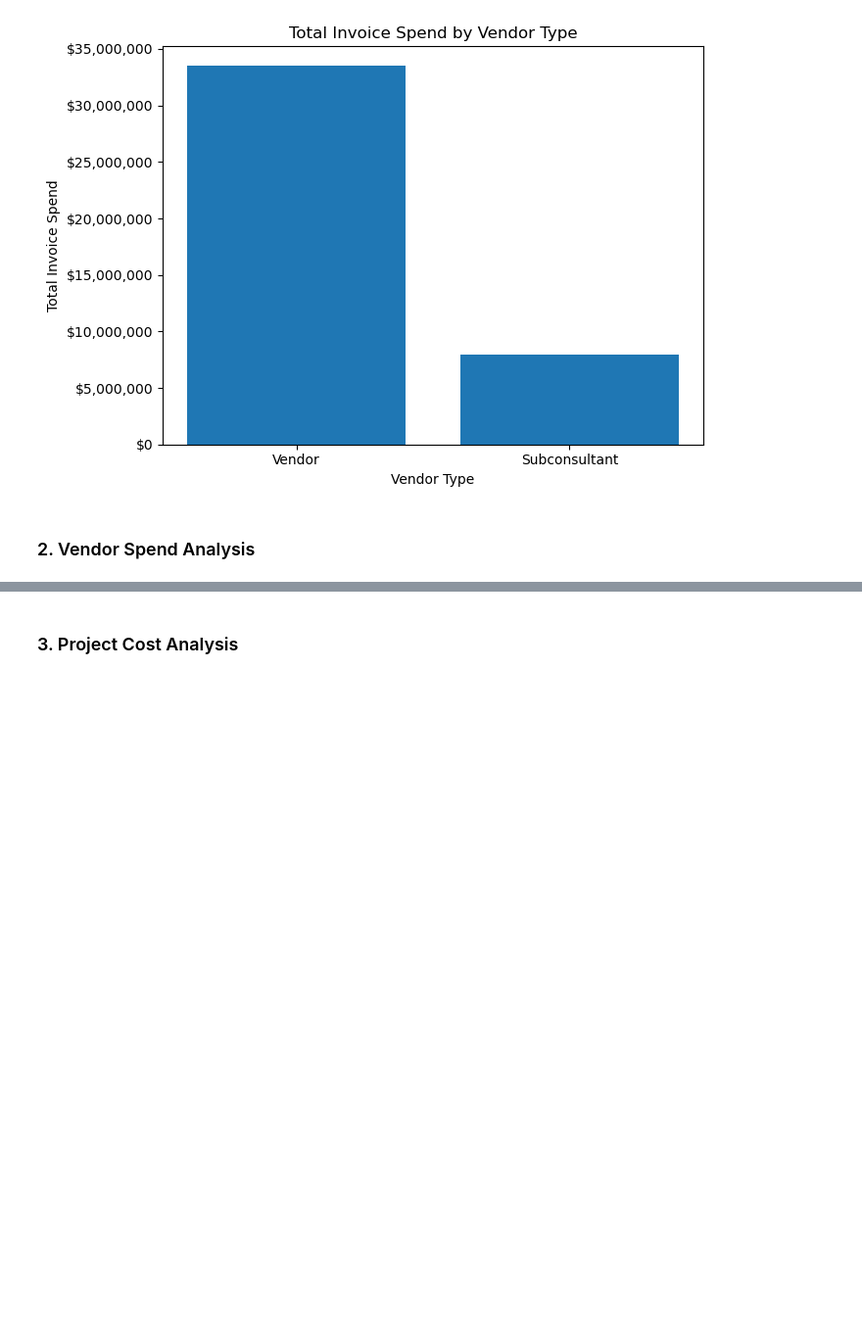
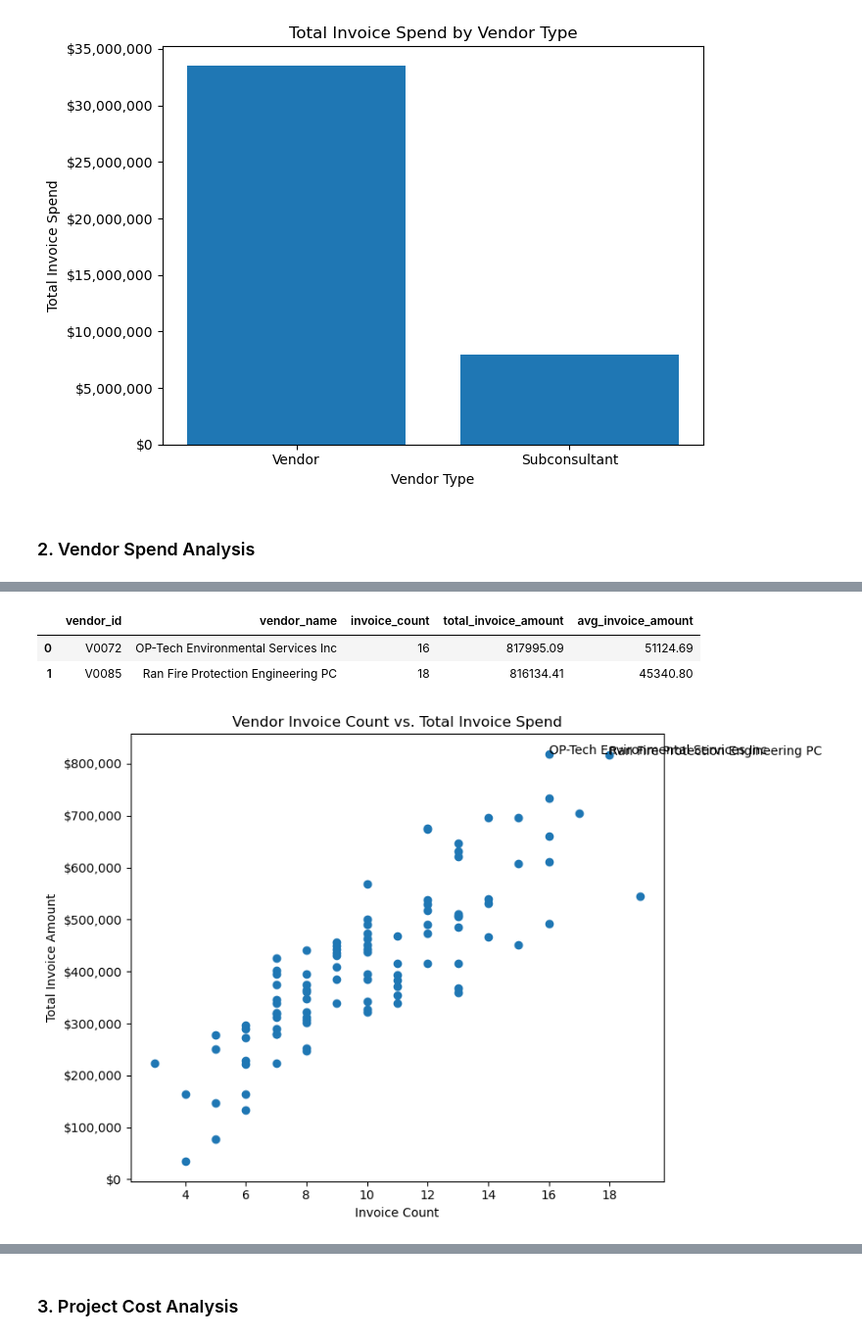
Before and after one commit to torimiller/accounts-payable-analysis, a Jupyter notebook: Notebooks/exploratory_data_analysis.ipynb, the cells around one changed output, grey strips where cells are left out. Shown at 98% size. Cells and saved outputs as stored; diff of their text form; code cells hidden in the pictures; blank space fills up the shorter version.

```diff
--- a/Notebooks/exploratory_data_analysis.ipynb
+++ b/Notebooks/exploratory_data_analysis.ipynb
@@ -393,0 +503,45 @@ Horizontal bar chart: Top 10 vendors by spend
+# %%
+# Identify vendor spend outliers with the IQR method
+Q1 = vendor_spend["total_invoice_amount"].quantile(0.25)
+Q3 = vendor_spend["total_invoice_amount"].quantile(0.75)
+
+# calculate the interquantile range - the spread of the middle 50% of vendor spend values
+IQR = Q3 - Q1
+upper_limit = Q3 + (1.5 * IQR)
+
+vendor_spend_outliers = vendor_spend[
+    vendor_spend["total_invoice_amount"] > upper_limit
+].sort_values("total_invoice_amount", ascending=False)
+
+vendor_spend_outliers
+# %% [output]
+|  | vendor_id | vendor_name | invoice_count | total_invoice_amount | avg_invoice_amount |
+| 0 | V0072 | OP-Tech Environmental Services Inc | 16 | 817995.09 | 51124.69 |
+| 1 | V0085 | Ran Fire Protection Engineering PC | 18 | 816134.41 | 45340.80 |
+# %%
+# scatter plot to explore why a vendor has high spend
+plt.figure(figsize=(9, 6))
+
+plt.scatter(
+    vendor_spend["invoice_count"],
+    vendor_spend["total_invoice_amount"]
+)
+
+plt.title("Vendor Invoice Count vs. Total Invoice Spend")
+plt.xlabel("Invoice Count")
+plt.ylabel("Total Invoice Amount")
+
+plt.gca().yaxis.set_major_formatter(
+    mtick.StrMethodFormatter("${x:,.0f}")
+)
+
+for _, row in vendor_spend_outliers.iterrows():
+    plt.annotate(
+        row["vendor_name"],
+        (row["invoice_count"], row["total_invoice_amount"])
+    )
+
+plt.tight_layout()
+plt.show()
+# %% [output]
+[figure, added]
```
Also changed, not shown: parts of 12 cells of this notebook, 1 other file.
